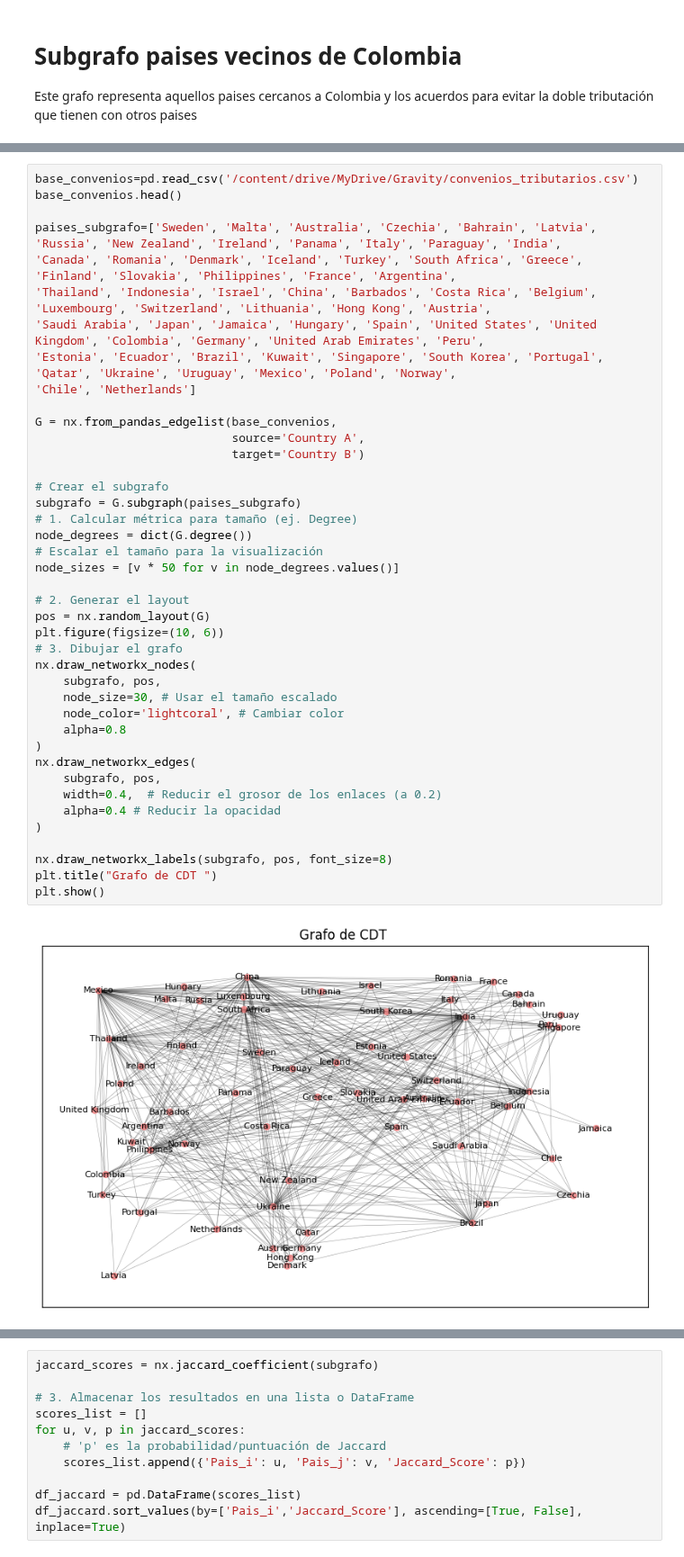
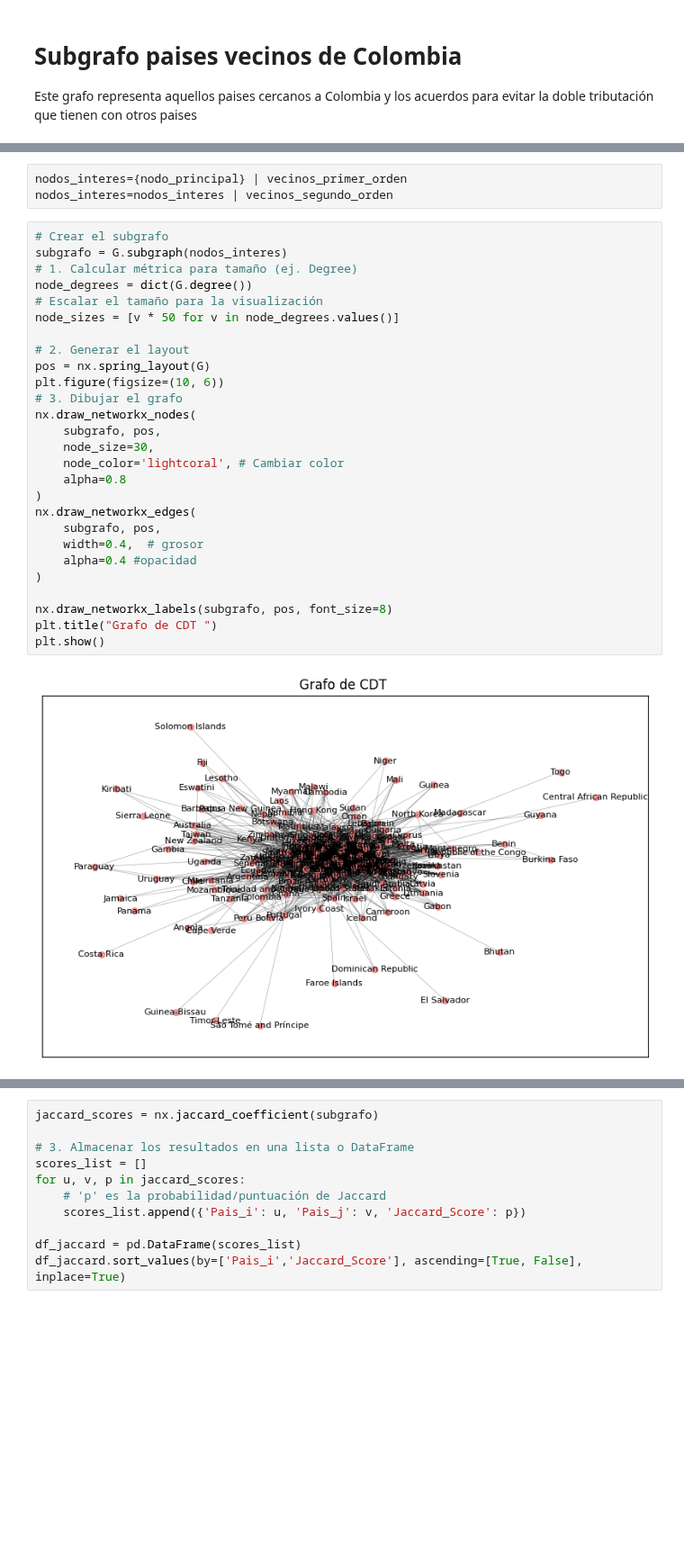
Before and after one commit to hubcborja/Trabajo_grado_ECIJG, a Jupyter notebook: Graficacion_red_convenios_Doble_Tributacion.ipynb, the cells around one changed output, grey strips where cells are left out. Shown at 90% size. Saved outputs shown, nothing was run; the diff lists cells and outputs as text; blank space fills up the shorter version.

```diff
--- a/Graficacion_red_convenios_Doble_Tributacion.ipynb
+++ b/Graficacion_red_convenios_Doble_Tributacion.ipynb
@@ -108,46 +192,35 @@ Este grafo representa aquellos paises cercanos a Colombia y los acuerdos para ev
+# %%
+nodos_interes={nodo_principal} | vecinos_primer_orden
+nodos_interes=nodos_interes | vecinos_segundo_orden
 # %%
-base_convenios=pd.read_csv('/content/drive/MyDrive/Gravity/convenios_tributarios.csv')
-base_convenios.head()
-
-paises_subgrafo=['Sweden', 'Malta', 'Australia', 'Czechia', 'Bahrain', 'Latvia', 'Russia', 'New Zealand', 'Ireland', 'Panama', 'Italy', 'Paraguay', 'India',
-'Canada', 'Romania', 'Denmark', 'Iceland', 'Turkey', 'South Africa', 'Greece', 'Finland', 'Slovakia', 'Philippines', 'France', 'Argentina',
-'Thailand', 'Indonesia', 'Israel', 'China', 'Barbados', 'Costa Rica', 'Belgium', 'Luxembourg', 'Switzerland', 'Lithuania', 'Hong Kong', 'Austria',
-'Saudi Arabia', 'Japan', 'Jamaica', 'Hungary', 'Spain', 'United States', 'United Kingdom', 'Colombia', 'Germany', 'United Arab Emirates', 'Peru',
-'Estonia', 'Ecuador', 'Brazil', 'Kuwait', 'Singapore', 'South Korea', 'Portugal', 'Qatar', 'Ukraine', 'Uruguay', 'Mexico', 'Poland', 'Norway',
-'Chile', 'Netherlands']
-
-G = nx.from_pandas_edgelist(base_convenios,
-                            source='Country A',
-                            target='Country B')
-
 # Crear el subgrafo
-subgrafo = G.subgraph(paises_subgrafo)
+subgrafo = G.subgraph(nodos_interes)
 # 1. Calcular métrica para tamaño (ej. Degree)
 node_degrees = dict(G.degree())
 # Escalar el tamaño para la visualización
 node_sizes = [v * 50 for v in node_degrees.values()]
 
 # 2. Generar el layout
-pos = nx.random_layout(G)
+pos = nx.spring_layout(G)
 plt.figure(figsize=(10, 6))
 # 3. Dibujar el grafo
 nx.draw_networkx_nodes(
     subgrafo, pos,
-    node_size=30, # Usar el tamaño escalado
+    node_size=30,
     node_color='lightcoral', # Cambiar color
     alpha=0.8
 )
 nx.draw_networkx_edges(
     subgrafo, pos,
-    width=0.4,  # Reducir el grosor de los enlaces (a 0.2)
-    alpha=0.4 # Reducir la opacidad
+    width=0.4,  # grosor
+    alpha=0.4 #opacidad
 )
 
 nx.draw_networkx_labels(subgrafo, pos, font_size=8)
 plt.title("Grafo de CDT ")
 plt.show()
 # %% [output]
-[figure, old version]
+[figure, new version]
 # %%
 metrics = {}
 
```
Also changed, not shown: parts of 14 cells of this notebook.
